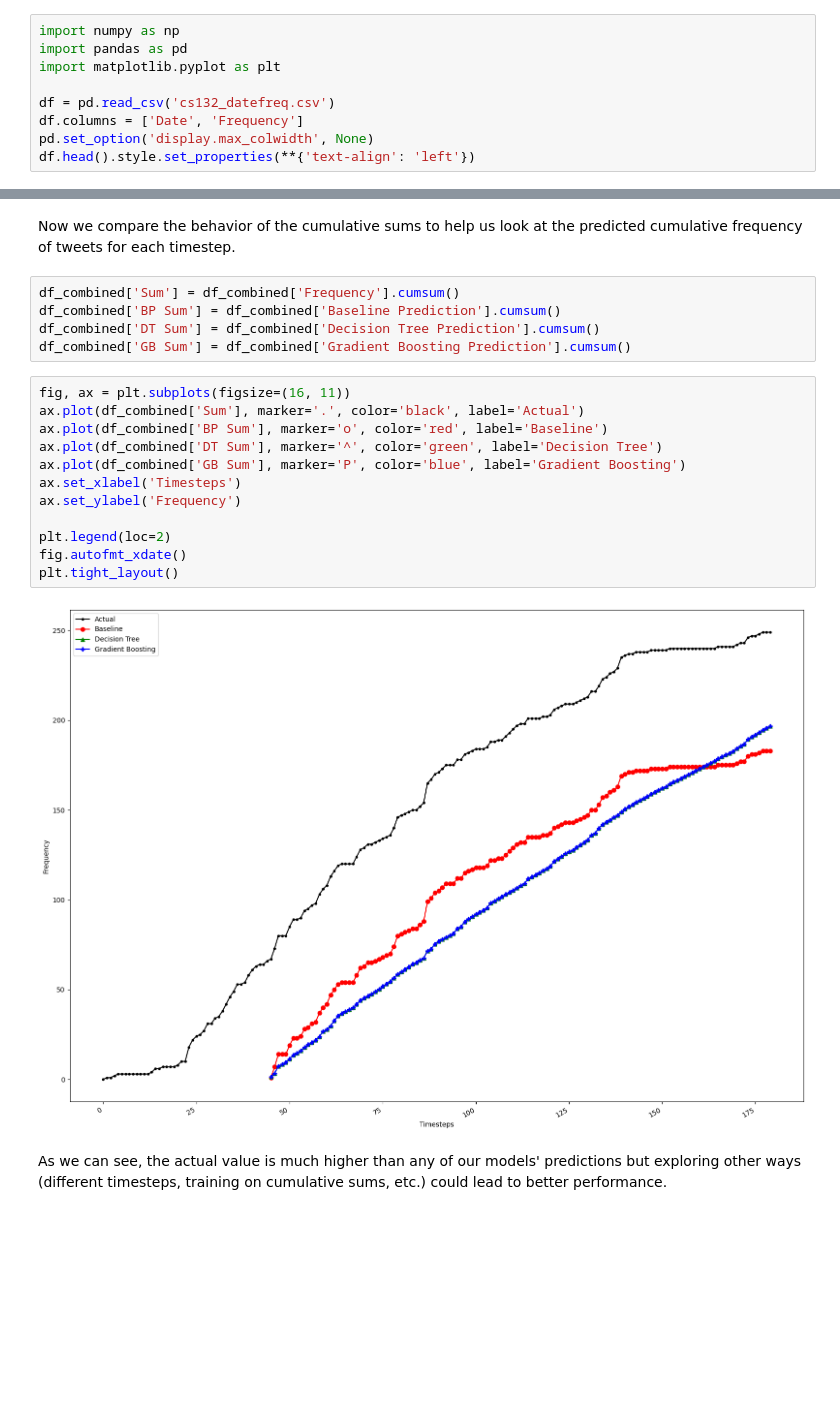
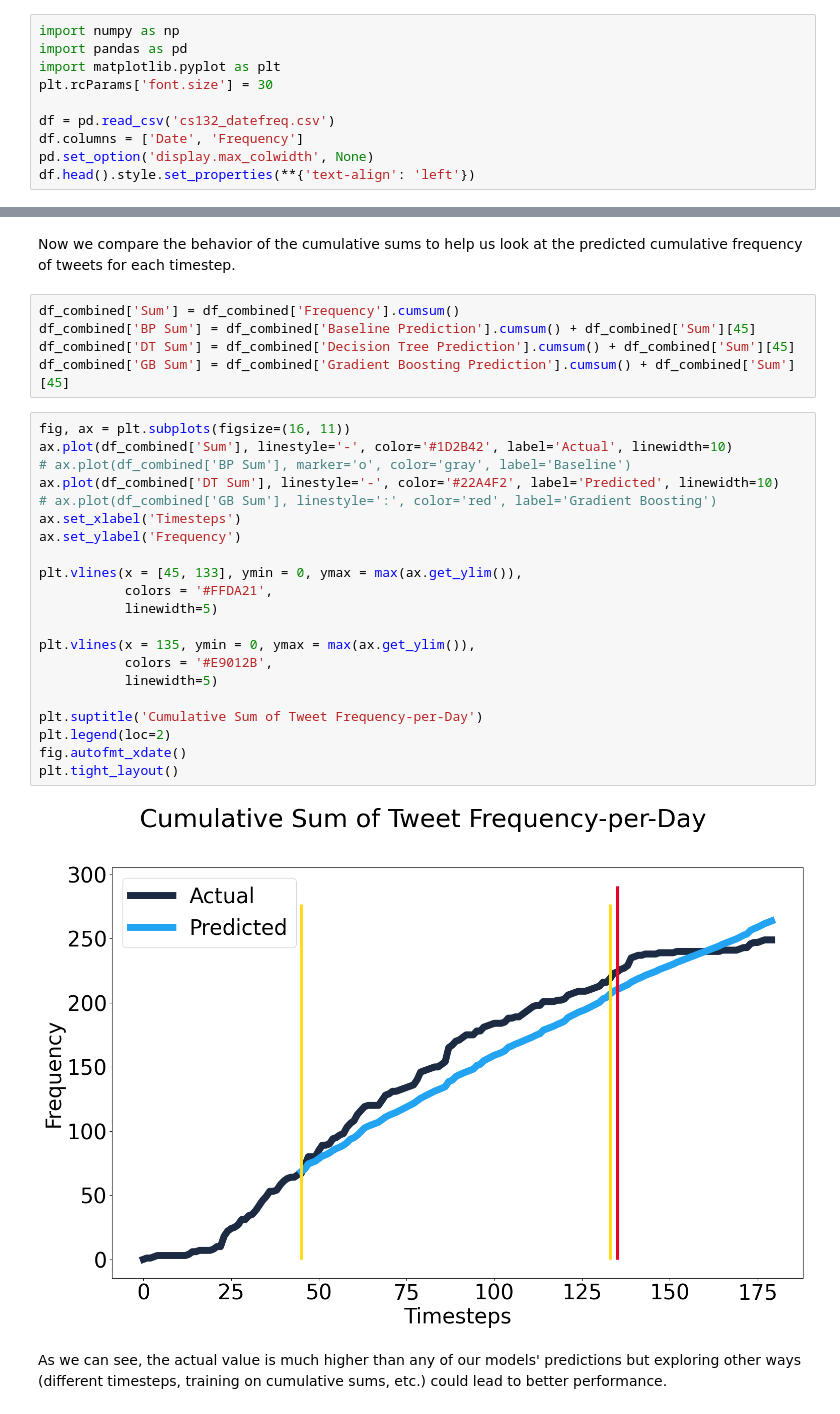
Before and after one commit to deckardsworkspace/cs132-group3, a Jupyter notebook: model-and-results/ml.ipynb, the cells around one changed output, grey strips where cells are left out. Cells and saved outputs as stored; diff of their text form; blank space fills up the shorter version.

```diff
--- a/model-and-results/ml.ipynb
+++ b/model-and-results/ml.ipynb
@@ -5,6 +5,7 @@ In this notebook, we follow instructions [here](https://towardsdatascience.com/t
 import numpy as np
 import pandas as pd
 import matplotlib.pyplot as plt
+plt.rcParams['font.size'] = 30
 
 df = pd.read_csv('cs132_datefreq.csv')
 df.columns = ['Date', 'Frequency']
@@ -171,22 +165,31 @@ plt.tight_layout()
 Now we compare the behavior of the cumulative sums to help us look at the predicted cumulative frequency of tweets for each timestep.
 # %%
 df_combined['Sum'] = df_combined['Frequency'].cumsum()
-df_combined['BP Sum'] = df_combined['Baseline Prediction'].cumsum()
-df_combined['DT Sum'] = df_combined['Decision Tree Prediction'].cumsum()
-df_combined['GB Sum'] = df_combined['Gradient Boosting Prediction'].cumsum()
+df_combined['BP Sum'] = df_combined['Baseline Prediction'].cumsum() + df_combined['Sum'][45]
+df_combined['DT Sum'] = df_combined['Decision Tree Prediction'].cumsum() + df_combined['Sum'][45]
+df_combined['GB Sum'] = df_combined['Gradient Boosting Prediction'].cumsum() + df_combined['Sum'][45]
 # %%
 fig, ax = plt.subplots(figsize=(16, 11))
-ax.plot(df_combined['Sum'], marker='.', color='black', label='Actual')
-ax.plot(df_combined['BP Sum'], marker='o', color='red', label='Baseline')
-ax.plot(df_combined['DT Sum'], marker='^', color='green', label='Decision Tree')
-ax.plot(df_combined['GB Sum'], marker='P', color='blue', label='Gradient Boosting')
+ax.plot(df_combined['Sum'], linestyle='-', color='#1D2B42', label='Actual', linewidth=10)
+# ax.plot(df_combined['BP Sum'], marker='o', color='gray', label='Baseline')
+ax.plot(df_combined['DT Sum'], linestyle='-', color='#22A4F2', label='Predicted', linewidth=10)
+# ax.plot(df_combined['GB Sum'], linestyle=':', color='red', label='Gradient Boosting')
 ax.set_xlabel('Timesteps')
 ax.set_ylabel('Frequency')
 
+plt.vlines(x = [45, 133], ymin = 0, ymax = max(ax.get_ylim()),
+           colors = '#FFDA21',
+           linewidth=5)
+
+plt.vlines(x = 135, ymin = 0, ymax = max(ax.get_ylim()),
+           colors = '#E9012B',
+           linewidth=5)
+
+plt.suptitle('Cumulative Sum of Tweet Frequency-per-Day')
 plt.legend(loc=2)
 fig.autofmt_xdate()
 plt.tight_layout()
 # %% [output]
-[figure, old version]
+[figure, new version]
 # %% [markdown]
 As we can see, the actual value is much higher than any of our models' predictions but exploring other ways (different timesteps, training on cumulative sums, etc.) could lead to better performance.
```
Also changed, not shown: parts of 4 cells of this notebook.
